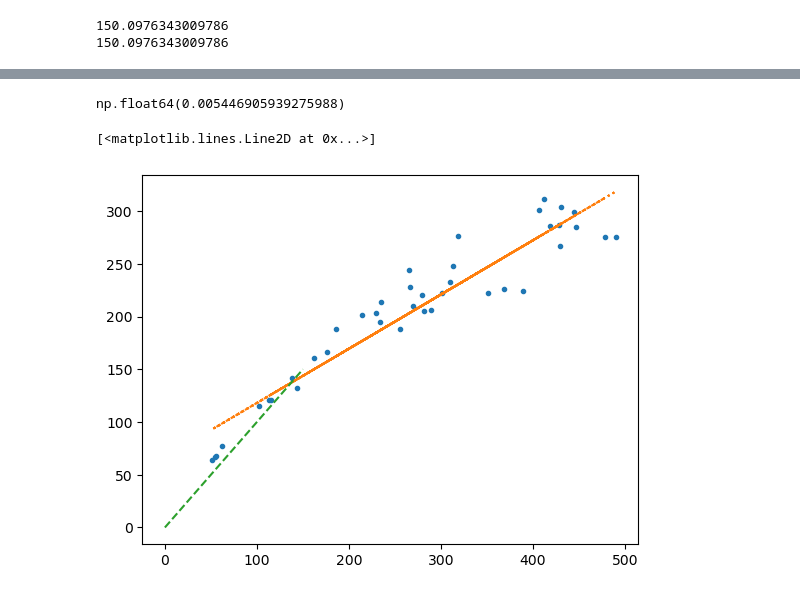
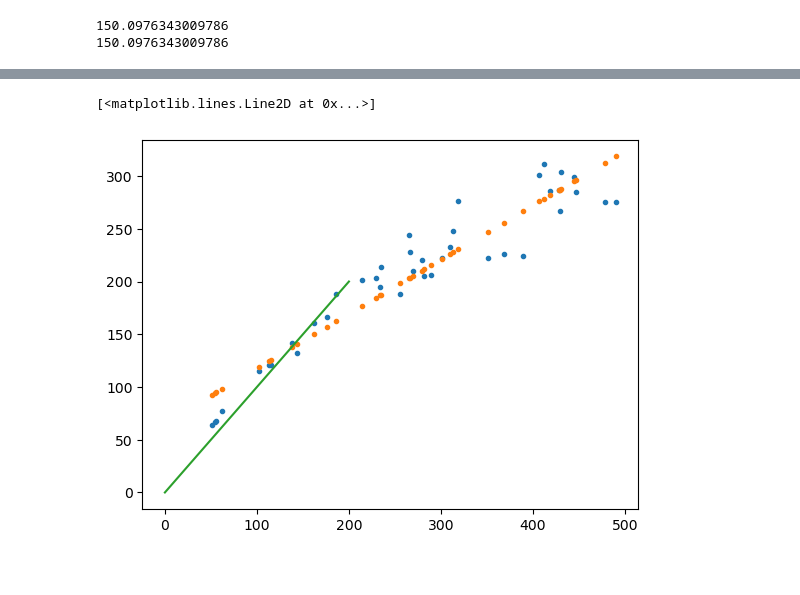
Before and after one commit to johnmagj/STK4051_coursework, a Jupyter notebook: Week_6/ex9_4.ipynb, the cells around one changed output, grey strips where cells are left out. Drawn from its saved outputs; the diff is of its cells as text; code cells hidden in the pictures.

```diff
--- a/Week_6/ex9_4.ipynb
+++ b/Week_6/ex9_4.ipynb
@@ -104,14 +104,11 @@ print(beta2)
 # %%
-R = R.reshape(-1,1)
-S = S.reshape(-1,1)
-
 n_bootstraps = 1000
-n_samples_per_bootstrap = len(R)
+n_samples_per_bootstrap = len(r)
 bootstraps_res = np.zeros([n_bootstraps, n_samples_per_bootstrap])
 
-model = LinearRegression(fit_intercept=True).fit(X=S, y=R)
-predictions = model.predict(S)
-residues = R - predictions
+model = LinearRegression(fit_intercept=True).fit(X=s, y=r)
+predictions = model.predict(s)
+residues = r - predictions
 
 for i in range(n_bootstraps):
     bootstraps_res[i,:] = rng.choice(residues, size=len(residues.ravel()), replace=True).reshape(1,-1)
@@ -120,7 +117,29 @@ bootstraps_betas = np.zeros([n_bootstraps, 2])
 Y = predictions.reshape(1,-1) + bootstraps_res
 
 for i in range(n_bootstraps):
-    new_model = LinearRegression(fit_intercept=True).fit(X=S, y=Y[i,:])
-    new_predictions = new_model.predict(S)
+    new_model = LinearRegression(fit_intercept=True).fit(X=s, y=Y[i,:])
     bootstraps_betas[i,0] = new_model.intercept_.item()
     bootstraps_betas[i,1] = new_model.coef_.item()
+
+bootstraped_beta1s = bootstraps_betas[:,0]
+bootstraped_beta2s = bootstraps_betas[:,1]
+
+res_confidence_interval95_beta1 = np.percentile(bootstraped_beta1s, [2.5, 97.5])
+res_confidence_interval95_beta2 = np.percentile(bootstraped_beta2s, [2.5, 97.5])
+
+print(res_confidence_interval95_beta1)
+print(res_confidence_interval95_beta2)
+
+cases_beta1_se = np.std(bootstraped_beta1s)
+cases_beta2_se = np.std(bootstraped_beta2s)
+
+print(f"{cases_beta1_se:.3g}")
+print(f"{cases_beta2_se:.3g}")
+
+plt.hist(bootstraps_betas[:,0])
+plt.title(r"$\beta_1$")
+plt.show()
+
+plt.hist(bootstraps_betas[:,1])
+plt.title(r"$\beta_2$")
+plt.show()
@@ -146,12 +200,8 @@ plt.show()
-# %%
-np.mean(mean_bootstraps)
-# %% [output]
-np.float64(0.005446905939275988)
 # %%
 model_R_S = LinearRegression(fit_intercept=True).fit(X=S.reshape(-1,1), y=R.reshape(-1,1))
 plt.plot(S,R,".")
-plt.plot(S, model_R_S.predict(S.reshape(-1,1)), ":")
-plt.plot([0, 150], [0, 150], "--")
+plt.plot(S, model_R_S.predict(S.reshape(-1,1)), ".")
+plt.plot([0, 200], [0, 200], "-")
 # %% [output]
 [<matplotlib.lines.Line2D at 0x...>]
-[figure, old version]
+[figure, new version]
```
Also changed, not shown: parts of 10 cells of this notebook.
